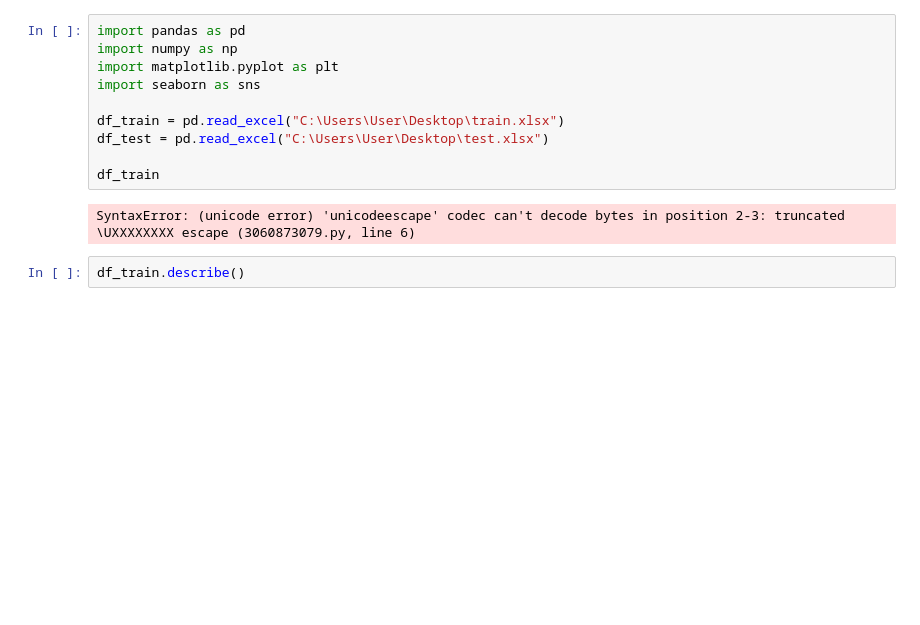
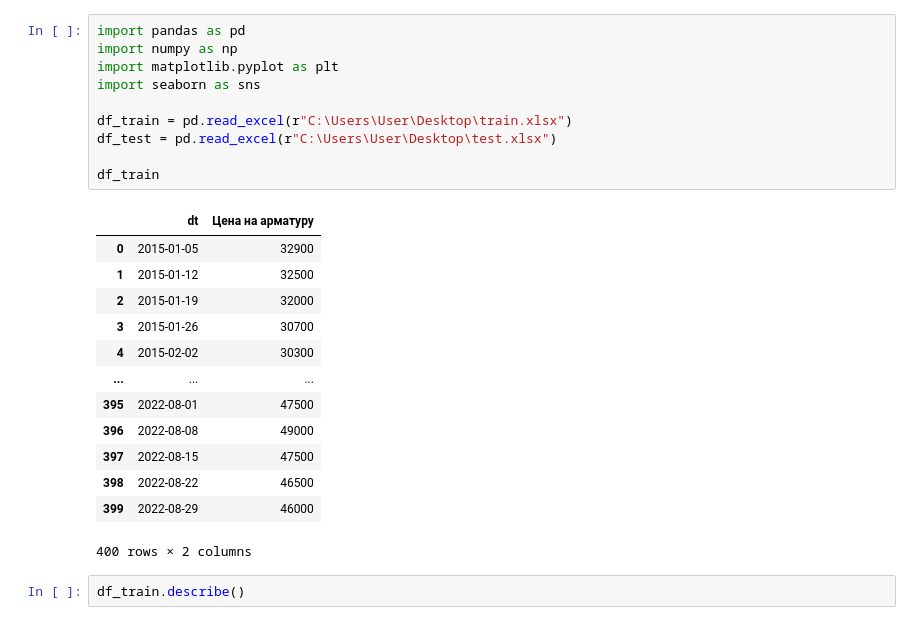
Before and after one commit to mrsoning/Intensive_3, a Jupyter notebook: Deni/baseline deni.ipynb, the cells around one changed output. Saved outputs shown, nothing was run; the diff lists cells and outputs as text; blank space fills up the shorter version.

```diff
--- a/Deni/baseline deni.ipynb
+++ b/Deni/baseline deni.ipynb
@@ -1,15 +1,27 @@
 # %%
 import pandas as pd
 import numpy as np
 import matplotlib.pyplot as plt
 import seaborn as sns
 
-df_train = pd.read_excel("C:\Users\User\Desktop\train.xlsx")
-df_test = pd.read_excel("C:\Users\User\Desktop\test.xlsx")
+df_train = pd.read_excel(r"C:\Users\User\Desktop\train.xlsx")
+df_test = pd.read_excel(r"C:\Users\User\Desktop\test.xlsx")
 
 df_train
 # %% [output]
+|  | dt | Цена на арматуру |
+| 0 | 2015-01-05 | 32900 |
+| 1 | 2015-01-12 | 32500 |
+| 2 | 2015-01-19 | 32000 |
+| 3 | 2015-01-26 | 30700 |
+| 4 | 2015-02-02 | 30300 |
+| ... | ... | ... |
+| 395 | 2022-08-01 | 47500 |
+| 396 | 2022-08-08 | 49000 |
+| 397 | 2022-08-15 | 47500 |
+| 398 | 2022-08-22 | 46500 |
+| 399 | 2022-08-29 | 46000 |
-SyntaxError: (unicode error) 'unicodeescape' codec can't decode bytes in position 2-3: truncated \UXXXXXXXX escape (3060873079.py, line 6)
+400 rows × 2 columns
 # %%
 df_train.describe()
 # %% [output]
```
Also changed, not shown: parts of 4 cells of this notebook.
